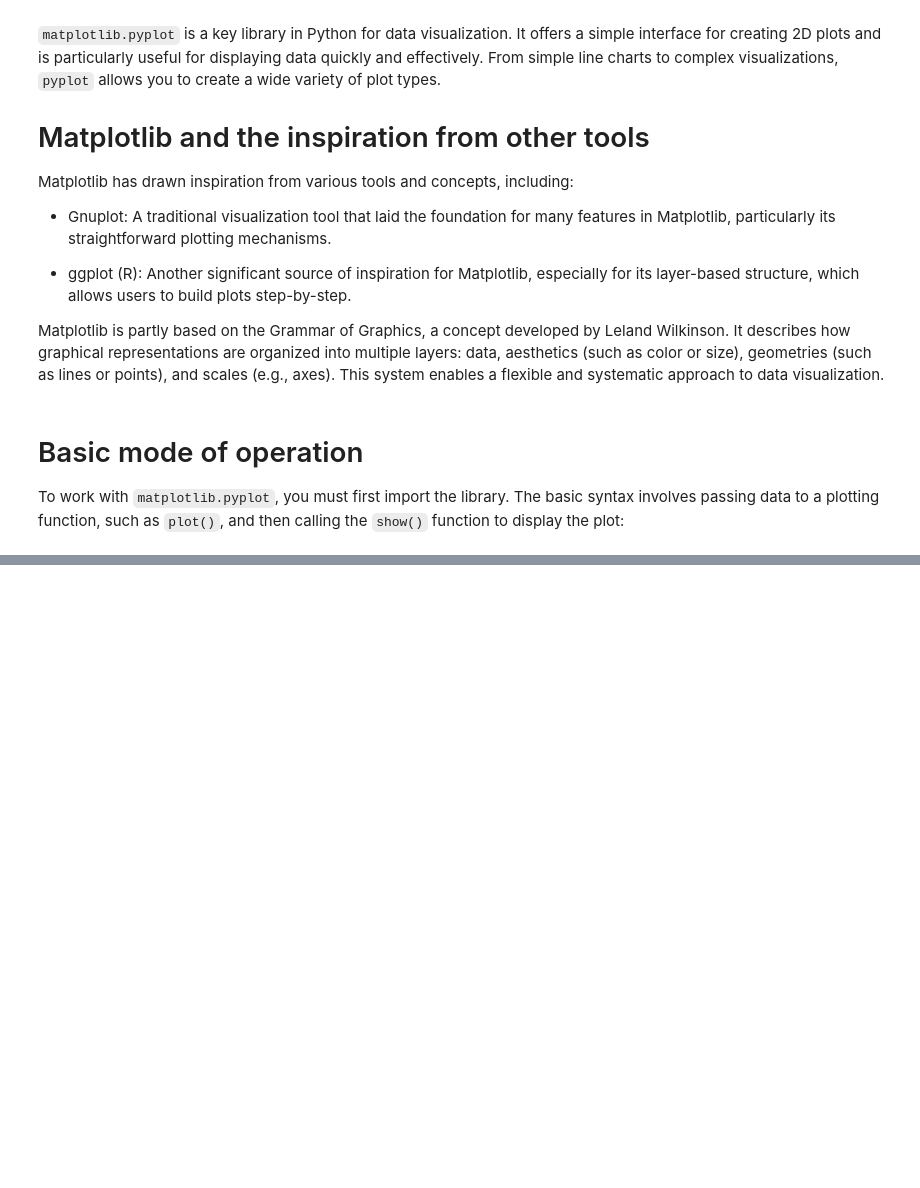
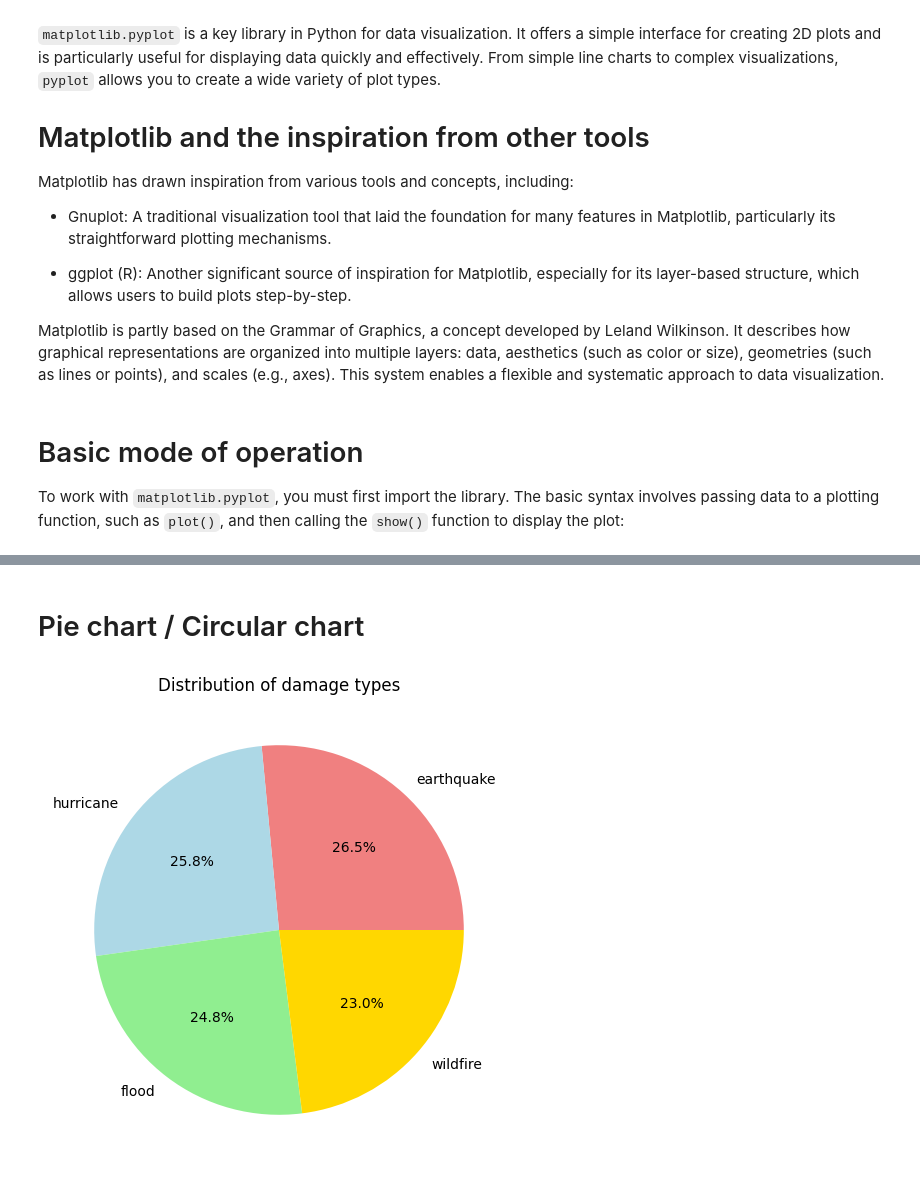
Before and after one commit to Ashton94089/Actuarial-Practice, a Jupyter notebook: 04_python_visualization.ipynb, the cells around one changed output, grey strips where cells are left out. Drawn from its saved outputs; the diff is of its cells as text; code cells hidden in the pictures; blank space fills up the shorter version.

```diff
--- a/04_python_visualization.ipynb
+++ b/04_python_visualization.ipynb
@@ -39,0 +211,14 @@ Text(0, 0.5, 'Y-axis')
+# %% [markdown]
+# Pie chart / Circular chart
+# %%
+# Group the data by damage type and count the occurrences
+loss_per_claim_type = natural_damage_df['Claim_Type'].value_counts()
+
+# Create the pie chart
+plt.figure(figsize=(8,6))
+loss_per_claim_type.plot(kind='pie', autopct='%1.1f%%', colors=['lightcoral', 'lightblue', 'lightgreen', 'gold'])
+plt.title('Distribution of damage types')
+plt.ylabel('')  # Removes the Y-axis label
+plt.show()
+# %% [output]
+[figure, added]
```
Also changed, not shown: parts of 22 cells of this notebook.
